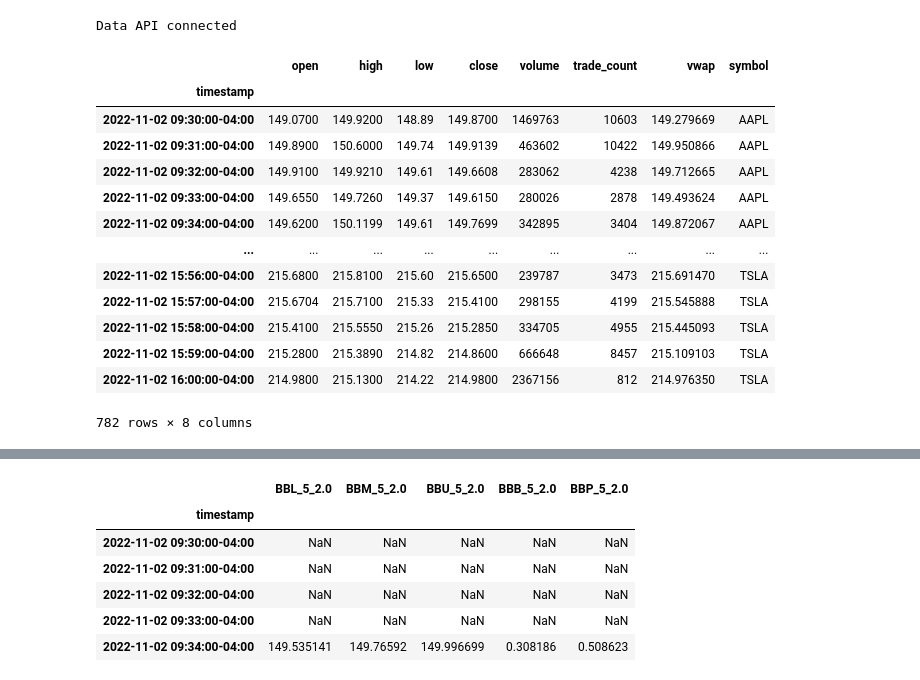
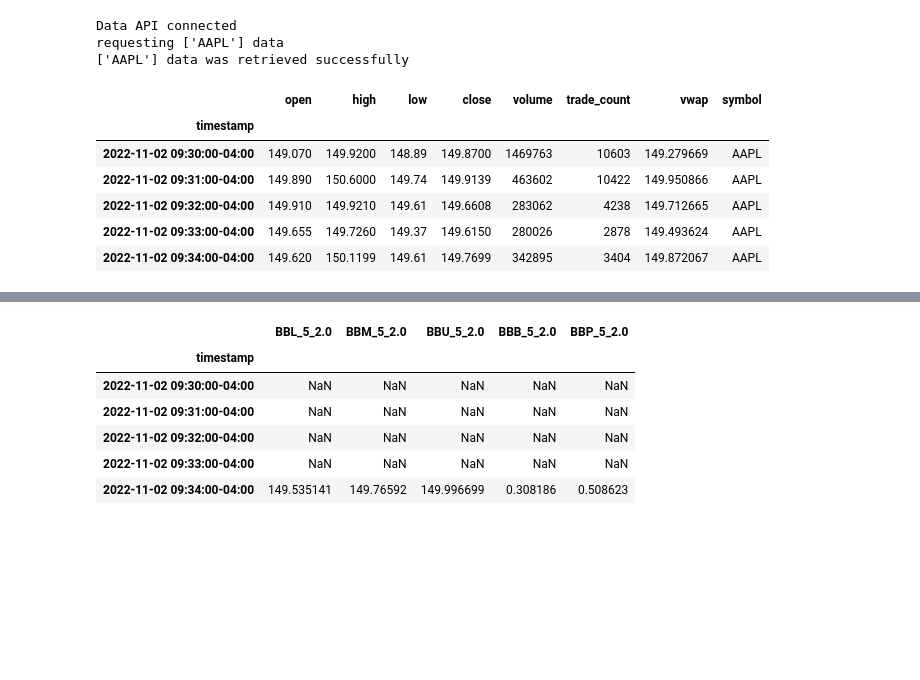
Before and after one commit to Latnid/AlgoTrader, a Jupyter notebook: Modules/indicators.ipynb, the cells around one changed output, grey strips where cells are left out. Drawn from its saved outputs; the diff is of its cells as text; code cells hidden in the pictures; blank space fills up the shorter version.

```diff
--- a/Modules/indicators.ipynb
+++ b/Modules/indicators.ipynb
@@ -5,22 +6,17 @@ import hvplot.pandas
 # %%
-Data_df = get_data('data',['AAPL','TSLA'],'1Min',"2022-11-02 09:30:00","2022-11-02 16:00:00")
+Data_df = get_data('data',['AAPL'],'1Min',"2022-11-02 09:30:00","2022-11-02 16:00:00")
 # %% [output]
 Data API connected
+requesting ['AAPL'] data
+['AAPL'] data was retrieved successfully
 # %%
-Data_df
+Data_df.head()
 # %% [output]
 |  | open | high | low | close | volume | trade_count | vwap | symbol |
 | timestamp |  |  |  |  |  |  |  |  |
-| 2022-11-02 09:30:00-04:00 | 149.0700 | 149.9200 | 148.89 | 149.8700 | 1469763 | 10603 | 149.279669 | AAPL |
-| 2022-11-02 09:31:00-04:00 | 149.8900 | 150.6000 | 149.74 | 149.9139 | 463602 | 10422 | 149.950866 | AAPL |
-| 2022-11-02 09:32:00-04:00 | 149.9100 | 149.9210 | 149.61 | 149.6608 | 283062 | 4238 | 149.712665 | AAPL |
-| 2022-11-02 09:33:00-04:00 | 149.6550 | 149.7260 | 149.37 | 149.6150 | 280026 | 2878 | 149.493624 | AAPL |
-| 2022-11-02 09:34:00-04:00 | 149.6200 | 150.1199 | 149.61 | 149.7699 | 342895 | 3404 | 149.872067 | AAPL |
-| ... | ... | ... | ... | ... | ... | ... | ... | ... |
-| 2022-11-02 15:56:00-04:00 | 215.6800 | 215.8100 | 215.60 | 215.6500 | 239787 | 3473 | 215.691470 | TSLA |
-| 2022-11-02 15:57:00-04:00 | 215.6704 | 215.7100 | 215.33 | 215.4100 | 298155 | 4199 | 215.545888 | TSLA |
-| 2022-11-02 15:58:00-04:00 | 215.4100 | 215.5550 | 215.26 | 215.2850 | 334705 | 4955 | 215.445093 | TSLA |
-| 2022-11-02 15:59:00-04:00 | 215.2800 | 215.3890 | 214.82 | 214.8600 | 666648 | 8457 | 215.109103 | TSLA |
-| 2022-11-02 16:00:00-04:00 | 214.9800 | 215.1300 | 214.22 | 214.9800 | 2367156 | 812 | 214.976350 | TSLA |
+| 2022-11-02 09:30:00-04:00 | 149.070 | 149.9200 | 148.89 | 149.8700 | 1469763 | 10603 | 149.279669 | AAPL |
+| 2022-11-02 09:31:00-04:00 | 149.890 | 150.6000 | 149.74 | 149.9139 | 463602 | 10422 | 149.950866 | AAPL |
+| 2022-11-02 09:32:00-04:00 | 149.910 | 149.9210 | 149.61 | 149.6608 | 283062 | 4238 | 149.712665 | AAPL |
+| 2022-11-02 09:33:00-04:00 | 149.655 | 149.7260 | 149.37 | 149.6150 | 280026 | 2878 | 149.493624 | AAPL |
+| 2022-11-02 09:34:00-04:00 | 149.620 | 150.1199 | 149.61 | 149.7699 | 342895 | 3404 | 149.872067 | AAPL |
-782 rows × 8 columns
 # %%
```
Also changed, not shown: parts of 8 cells of this notebook, 7 other files.
